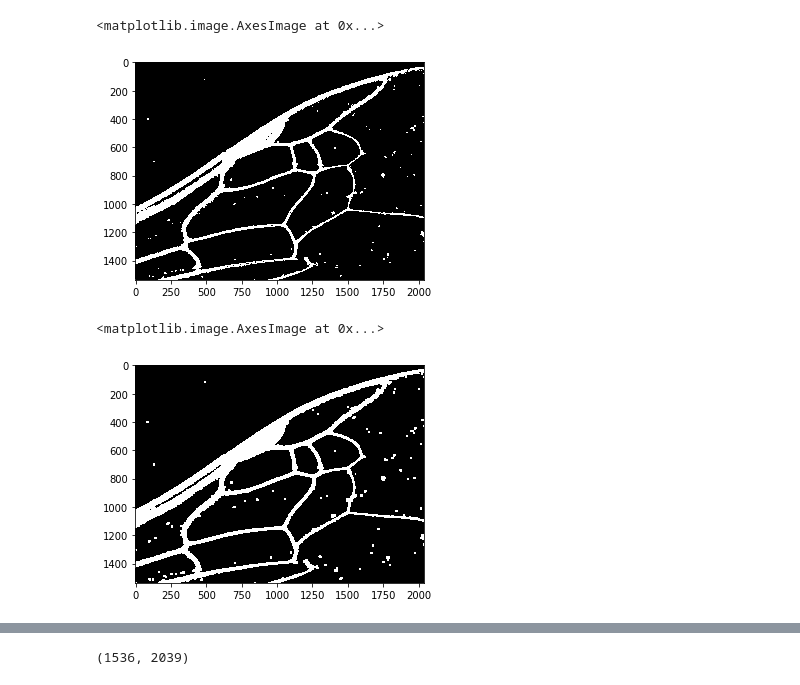
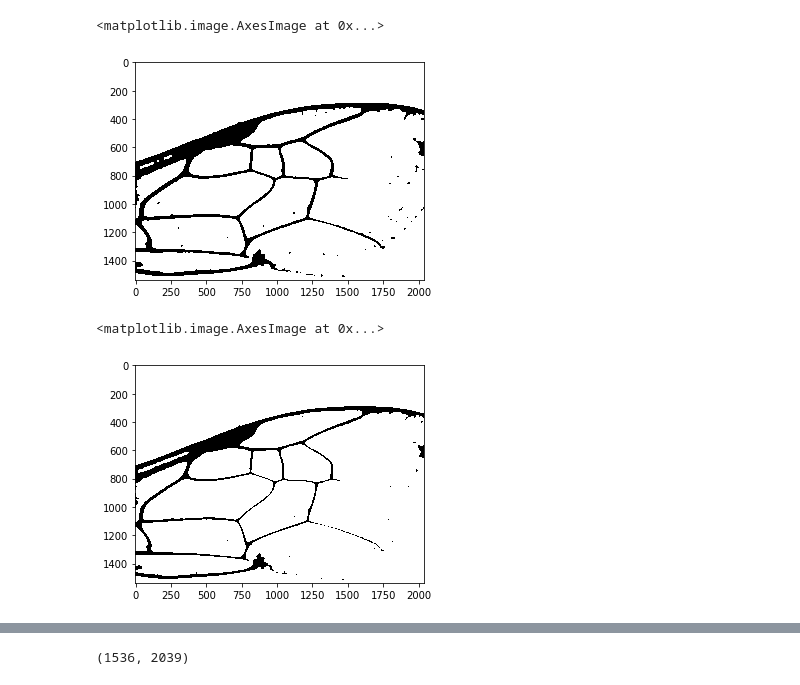
Before and after one commit to DaniGodin/BeeDetect, a Jupyter notebook: src/Hugo_tests.ipynb, the cells around one changed output, grey strips where cells are left out. Cells and saved outputs as stored; diff of their text form; code cells hidden in the pictures.

```diff
--- a/src/Hugo_tests.ipynb
+++ b/src/Hugo_tests.ipynb
@@ -7,6 +11,7 @@ import glob
 # %%
-im = cv2.imread('../TEST/03_inf.jpg')
-img = cv2.cvtColor(im, cv.COLOR_BGR2GRAY)
+#im = cv2.imread('../TEST/0_inf.jpg')
+im = train_imgs[0]
+img = cv2.cvtColor(im, cv2.COLOR_BGR2GRAY)
 img.shape, img.dtype
 plt.imshow(img, cmap='gray')
 # %% [output]
@@ -22,5 +20,7 @@ plt.imshow(bin_img, cmap = 'gray')
 # %%
-blur = cv2.GaussianBlur(img,(5,5),0)
+for i in range(20):
+    blur = cv2.GaussianBlur(img,(5,5),0)
+    img = blur
 plt.imshow(blur, cmap='gray')
 # %% [output]
 <matplotlib.image.AxesImage at 0x...>
@@ -27,0 +28,30 @@ plt.imshow(blur, cmap='gray')
+# %%
+def otsu(arr):
+
+    #Convert intensity values into int values
+    arr = arr.astype(int)
+
+    #List of intensity values
+    vals = list(np.unique(arr))
+    vals_hist = list(np.copy(vals))
+    vals_hist.append(max(vals) + 1)
+
+    #Compute the image histogram
+    hist, bin_edges = np.histogram(arr, bins=vals_hist)
+
+    #Normalize the histogram
+    p_i = hist / hist.sum()
+
+    #Test each threshold value partionning the histogram into 2 classes
+    sigmas_b2 = []
+    for cnt, threshold_val in enumerate(vals[0:len(vals) - 1]):
+        w0 = p_i[0:cnt + 1].sum()
+        w1 = p_i[cnt + 1:].sum()
+        sigma_b2 = ((w0 * (vals * p_i).sum() - (vals[0:cnt + 1] * p_i[0:cnt + 1]).sum()) ** 2) / (w0 * w1)
+        sigmas_b2.append(sigma_b2)
+    threshold_val = vals[np.argmax(sigmas_b2)]
+    return threshold_val
+# %%
+threshold_val = otsu(img)
+bin_img = (img > threshold_val).astype(np.uint8)
+plt.imshow(bin_img, cmap = 'gray')
@@ -28,14 +61,13 @@ plt.imshow(blur, cmap='gray')
 # %%
-ret, thresh = cv2.threshold(blur,0,255,cv2.THRESH_BINARY_INV+cv2.THRESH_OTSU)
-kernel = np.ones((3,3),np.uint8)
-opening = cv2.morphologyEx(thresh,cv2.MORPH_OPEN,kernel, iterations = 3)
+kernel = np.ones((5, 5), np.uint8)
+opening = cv2.morphologyEx(bin_img,cv2.MORPH_OPEN,kernel, iterations = 3)
 plt.imshow(opening, cmap='gray')
 # %% [output]
 <matplotlib.image.AxesImage at 0x...>
-[figure, old version]
+[figure, new version]
 # %%
 bg = cv2.dilate(opening,kernel,iterations=3)
 plt.imshow(bg, cmap='gray')
 # %% [output]
 <matplotlib.image.AxesImage at 0x...>
-[figure, old version]
+[figure, new version]
```
Also changed, not shown: parts of 10 cells of this notebook.
